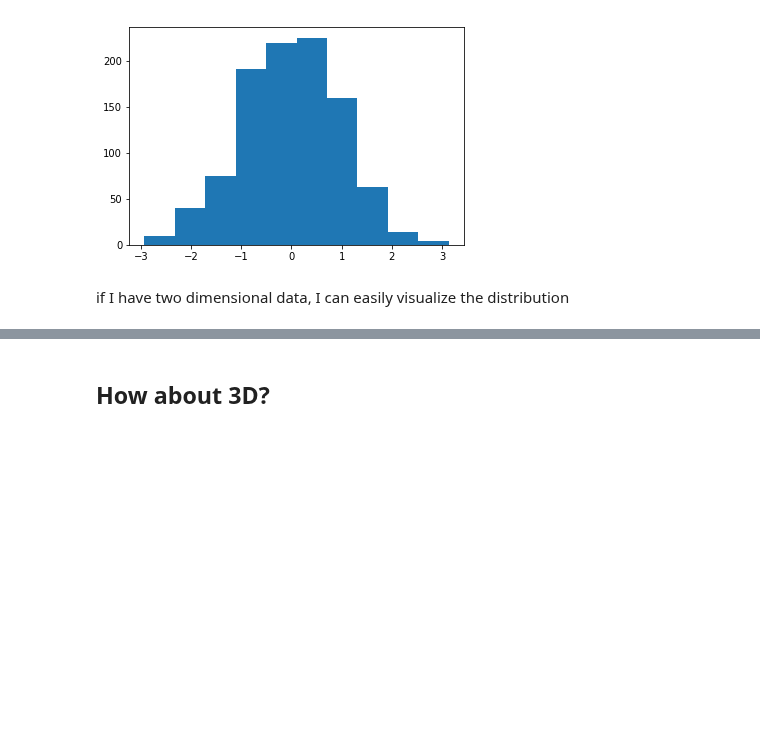
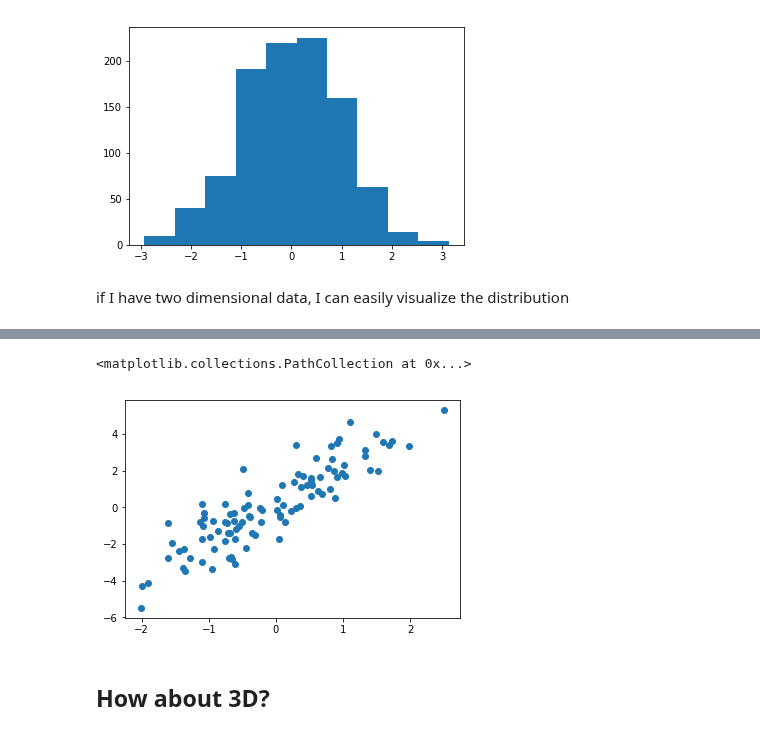
Before and after one commit to UniboDIFABiophysics/programmingCourseDIFA, a Jupyter notebook: Lesson_07_Scientific_computation_libraries.ipynb, the cells around one changed output, grey strips where cells are left out. Saved outputs shown, nothing was run; the diff lists cells and outputs as text; code cells hidden in the pictures; blank space fills up the shorter version.

```diff
--- a/Lesson_07_Scientific_computation_libraries.ipynb
+++ b/Lesson_07_Scientific_computation_libraries.ipynb
@@ -79,3 +81,13 @@ print()
+# %%
+x = np.random.randn(100)
+y = x*2 + 0.1 + np.random.randn(len(x))
+
+fig, ax = plt.subplots()
+
+ax.scatter(x, y)
+# %% [output]
+<matplotlib.collections.PathCollection at 0x...>
+[figure, added]
 # %% [markdown]
 ## How about 3D?
 # %%
```
Also changed, not shown: parts of 20 cells of this notebook.
